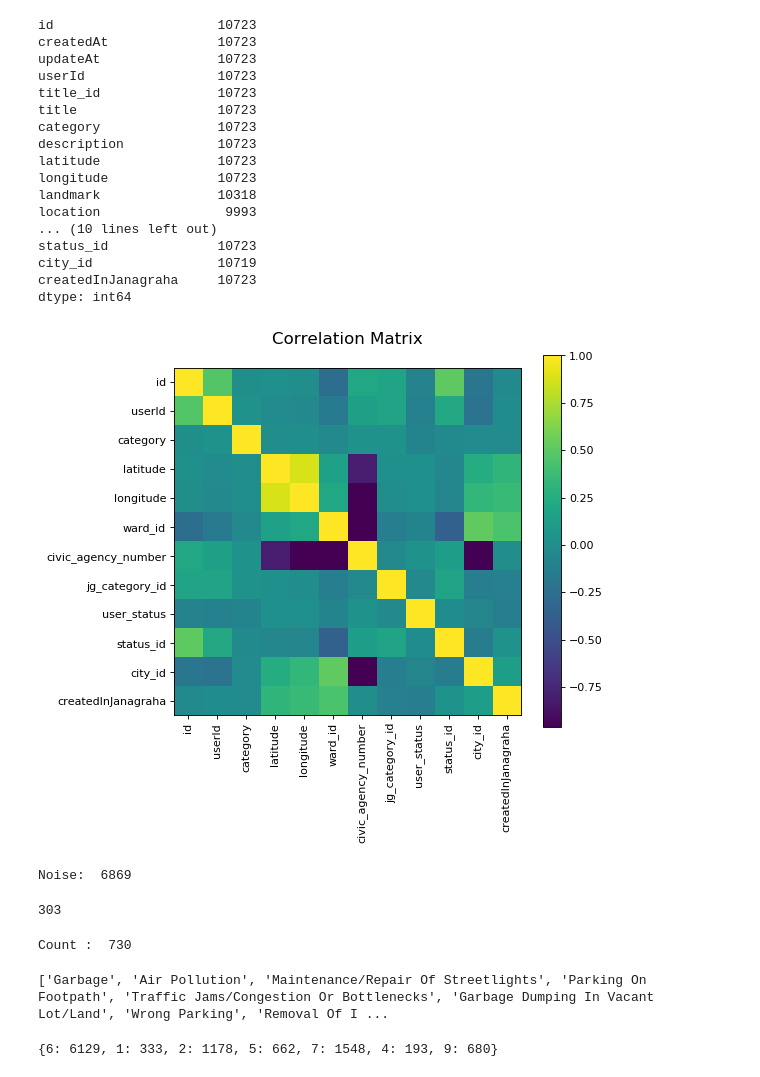
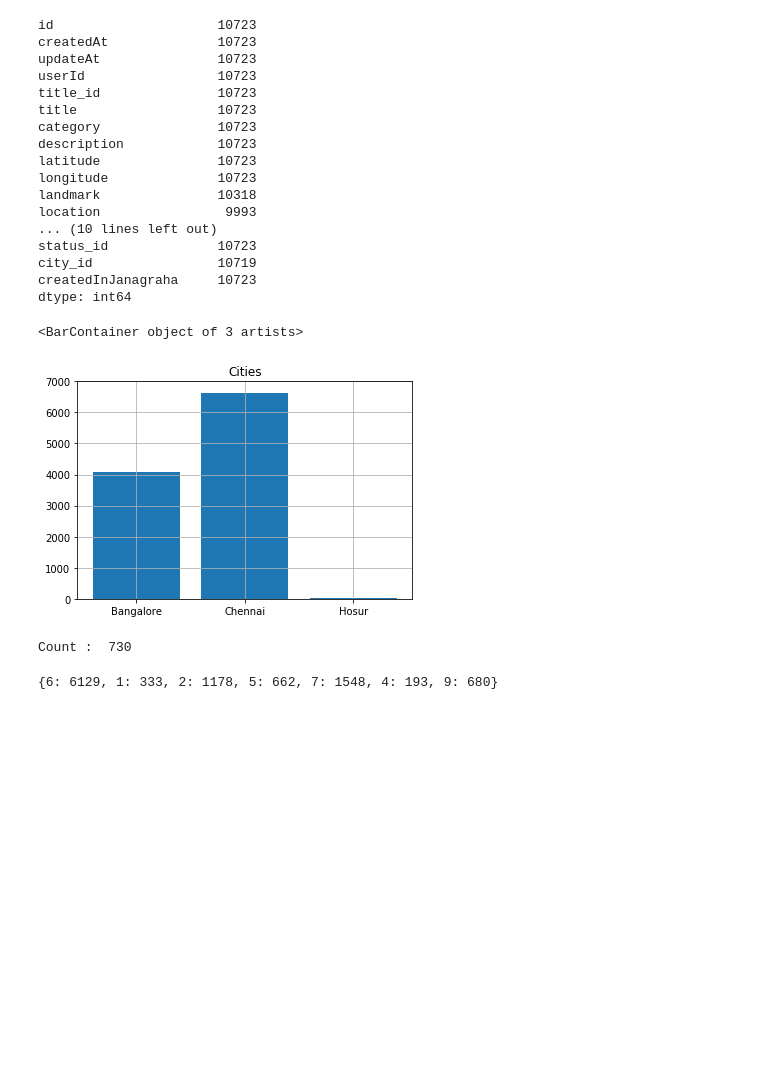
Before and after one commit to ShriyaShankar/Ward-Index, a Jupyter notebook: test.ipynb, the cells around one changed output. Cells and saved outputs as stored; diff of their text form; code cells hidden in the pictures; blank space fills up the shorter version.

```diff
--- a/test.ipynb
+++ b/test.ipynb
@@ -59,18 +54,17 @@ dtype: int64
 # %%
 df = df.drop(columns = ['jg_sub_category','title_id'])
 # %%
-#Correlation Matrix
-corr = df.corr()
-plt.figure(num=None, figsize=(7, 6), dpi=80, facecolor='w', edgecolor='k')
-corrMat = plt.matshow(corr, fignum = 1)
-plt.xticks(range(len(corr.columns)), corr.columns, rotation=90)
-plt.yticks(range(len(corr.columns)), corr.columns)
-plt.gca().xaxis.tick_bottom()
-plt.colorbar(corrMat)
-plt.title(f'Correlation Matrix', fontsize=15)
-plt.show()
+def cor_mat():
+    #Correlation Matrix
+    corr = df.corr()
+    plt.figure(num=None, figsize=(7, 6), dpi=80, facecolor='w', edgecolor='k')
+    corrMat = plt.matshow(corr, fignum = 1)
+    plt.xticks(range(len(corr.columns)), corr.columns, rotation=90)
+    plt.yticks(range(len(corr.columns)), corr.columns)
+    plt.gca().xaxis.tick_bottom()
+    plt.colorbar(corrMat)
+    plt.title(f'Correlation Matrix', fontsize=15)
+    plt.show()
-# %% [output]
-[figure, removed]
 # %%
 def isint(n):
     try:
@@ -79,18 +73,37 @@ def isint(n):
     except:
         return -1;
 
-ward_count = 0
-for i in df.ward_id:
-    if(i<=198):
-        ward_count+=1
-print("Noise: ",ward_count)
+def ward():
+    l = list(df.ward_id.unique())
+    len(l)
+    ward_count = 0
+    for i in df.ward_id:
+        if(i<=198):
+            ward_count+=1
+    print("Noise: ",ward_count)
-# %% [output]
-Noise:  6869
-# %%
-l = list(df.ward_id.unique())
-len(l)
-# %% [output]
-303
+# %%
+city_number = []
+def new_city_id():
+    blor = ["chennai"] #['bangalore', 'Bangalore', 'bengaluru', 'Bengaluru', 'BANGALORE', 'BENGALURU']
+    i = 0
+    for city in df.location:
+        #print(str(city))
+        if "chennai" in str(city).lower():
+            city_number.insert(i, 2)
+        elif "hosur" in str(city).lower():
+            city_number.insert(i,3)
+        else:
+            city_number.insert(i,1)
+    df['city_number'] = city_number
+new_city_id()
+# %%
+plt.ylim(0,7000)
+plt.title("Cities")
+plt.grid(True)
+plt.bar(['Bangalore','Chennai','Hosur'],[city_number.count(1),city_number.count(2),city_number.count(3)])
+# %% [output]
+<BarContainer object of 3 artists>
+[figure, added]
 # %%
 c_count = 0
 for i in df.location:
@@ -99,8 +112,3 @@ for i in df.location:
 print("Count : ",c_count)
 # %% [output]
 Count :  730
-# %%
-title = list(df.title.unique())
-print(title,len(title))
-# %% [output]
-['Garbage', 'Air Pollution', 'Maintenance/Repair Of Streetlights', 'Parking On Footpath', 'Traffic Jams/Congestion Or Bottlenecks', 'Garbage Dumping In Vacant Lot/Land', 'Wrong Parking', 'Removal Of I ...
```
Also changed, not shown: parts of 14 cells of this notebook, 3 other files.
